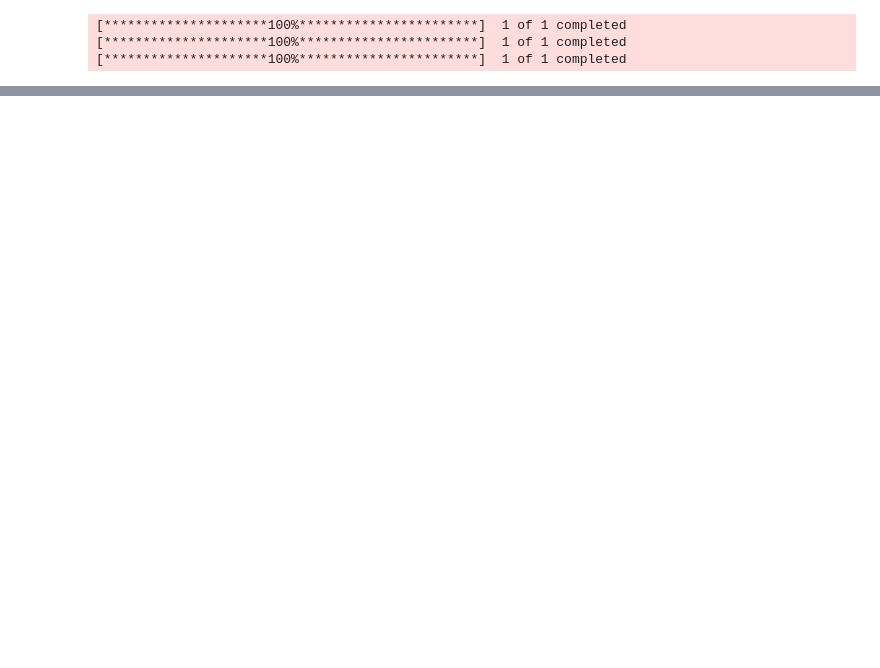
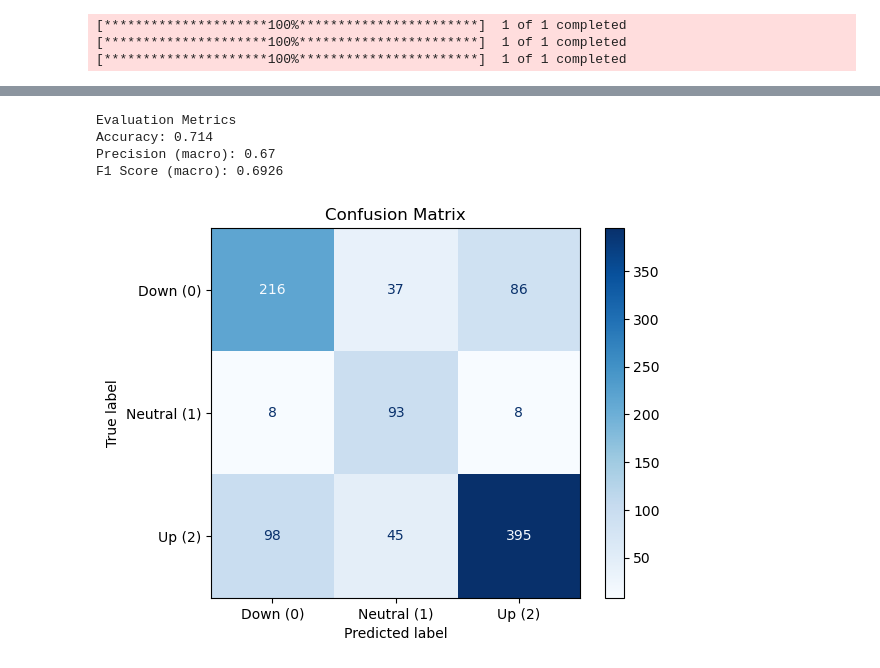
Before and after one commit to y3y-tech/CX4240_Project, a Jupyter notebook: FinalCode/XGBoost_With_Macro.ipynb, the cells around one changed output, grey strips where cells are left out. Cells and saved outputs as stored; diff of their text form; code cells hidden in the pictures; blank space fills up the shorter version.

Commit message:
Updated XGBoost with Macro

```diff
--- a/FinalCode/XGBoost_With_Macro.ipynb
+++ b/FinalCode/XGBoost_With_Macro.ipynb
@@ -30,7 +30,7 @@ def compute_stochastic_oscillator(high, low, close, k_period=14, d_period=3):
     stoch_d = stoch_k.rolling(window=d_period).mean()
     return stoch_k, stoch_d
 
-def add_features_with_macro(ticker="^GSPC", start="2015-01-01", end="2024-01-01", prediction_horizon=5, big_move_threshold=0.01):
+def add_features_with_macro(ticker="^GSPC", start="2020-01-30", end="2024-01-01", prediction_horizon=5, big_move_threshold=0.005):
     # Download price data
     df = yf.download(ticker, start=start, end=end)
 
@@ -141,6 +141,8 @@ class XGBoostStrategy(Strategy):
             X_train = self.X_all[:self.train_size]
             y_train = self.y_all[:self.train_size]
             self.model.fit(X_train, y_train)
+        self.predictions = []
+        self.actuals = []
 
     def next(self):
         current_index = self.data.index[-1]
@@ -168,7 +170,10 @@ class XGBoostStrategy(Strategy):
         sl_long = close * (1 - self.price_delta)
         tp_short = close * (1 - self.price_delta)
         sl_short = close * (1 + self.price_delta)
-
+        y_true = self.y_all[i]
+        if pred_class in [0,1,2]:
+            self.predictions.append(pred_class)
+            self.actuals.append(int(y_true))
         # Execute trade based on prediction
         if prediction == 1 and not self.position.is_long:
             if self.position.is_short:
@@ -183,9 +188,26 @@ class XGBoostStrategy(Strategy):
         elif prediction == 0:
             if confidence > 0.75 and (self.position.is_long or self.position.is_short):
                 self.position.close()
+# %%
+from sklearn.metrics import f1_score, accuracy_score, precision_score, confusion_matrix, ConfusionMatrixDisplay
+import matplotlib.pyplot as plt
+
+def evaluate_strategy(y_true, y_pred):
+
+    print("Evaluation Metrics")
+    print("Accuracy:", round(accuracy_score(y_true, y_pred), 4))
+    print("Precision (macro):", round(precision_score(y_true, y_pred, average='macro'), 4))
+    print("F1 Score (macro):", round(f1_score(y_true, y_pred, average='macro'), 4))
+
+    cm = confusion_matrix(y_true, y_pred, labels=[0,1,2])
+    disp = ConfusionMatrixDisplay(cm, display_labels=['Down (0)', 'Neutral (1)', 'Up (2)'])
+    disp.plot(cmap='Blues')
+    plt.title("Confusion Matrix")
+    plt.show()
 # %%
 bt = Backtest(df, XGBoostStrategy, cash=10_000, commission=.0002)
-bt.run()
+backtest = bt.run()
+backtest
 # %% [output]
 [*********************100%***********************]  1 of 1 completed
 [*********************100%***********************]  1 of 1 completed
@@ -218,0 +241,10 @@ GridPlot(id='p1663', ...)
+# %%
+predictions = backtest._strategy.predictions
+actuals = backtest._strategy.actuals
+evaluate_strategy(predictions, actuals)
+# %% [output]
+Evaluation Metrics
+Accuracy: 0.714
+Precision (macro): 0.67
+F1 Score (macro): 0.6926
+[figure, added]
```
Also changed, not shown: parts of 2 cells of this notebook.
